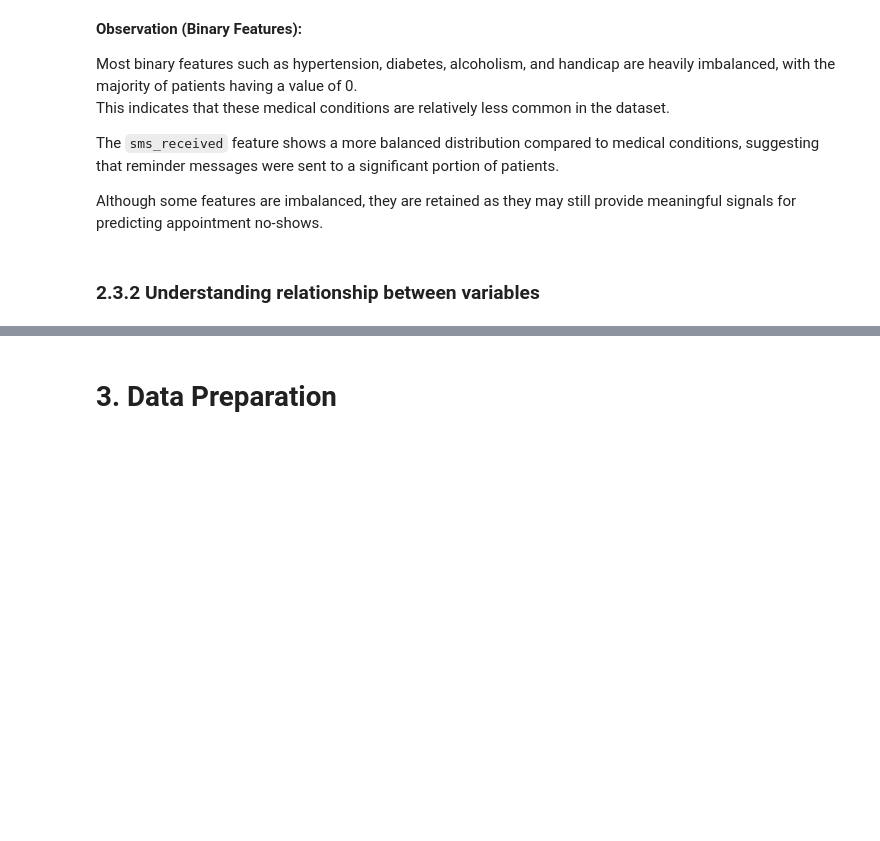
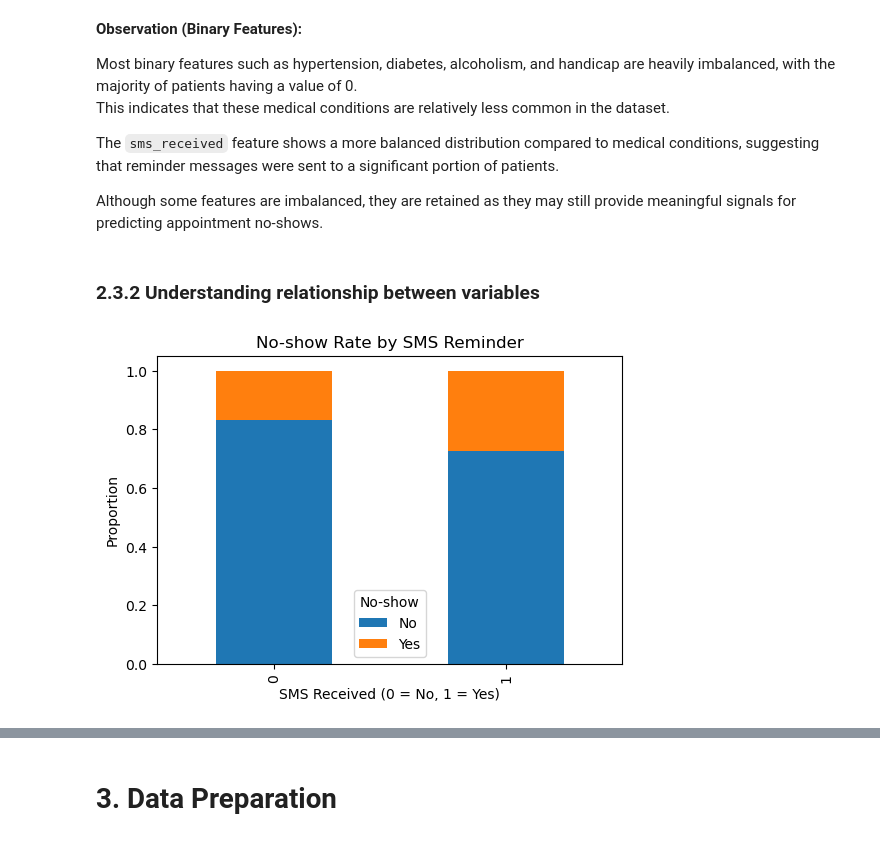
Before and after one commit to 2400024B/Hospital-Appointment-No-Show-MLDP, a Jupyter notebook: notebook/2400024B_hospital_no_show_analysis.ipynb, the cells around one changed output, grey strips where cells are left out. Cells and saved outputs as stored; diff of their text form; code cells hidden in the pictures; blank space fills up the shorter version.

```diff
--- a/notebook/2400024B_hospital_no_show_analysis.ipynb
+++ b/notebook/2400024B_hospital_no_show_analysis.ipynb
@@ -318,3 +318,20 @@ Although some features are imbalanced, they are retained as they may still provi
 ### 2.3.2 Understanding relationship between variables
 # %%
 ## Understanding relationship between variables
+
+# Relationship between SMS received and no-show
+sms_noshow = pd.crosstab(df['sms_received'], df['no_show'], normalize='index')
+
+sms_noshow.plot(
+    kind='bar',
+    stacked=True,
+    figsize=(6,4)
+)
+
+plt.title('No-show Rate by SMS Reminder')
+plt.xlabel('SMS Received (0 = No, 1 = Yes)')
+plt.ylabel('Proportion')
+plt.legend(title='No-show')
+plt.show()
+# %% [output]
+[figure, added]
```
Also changed, not shown: parts of 10 cells of this notebook.
